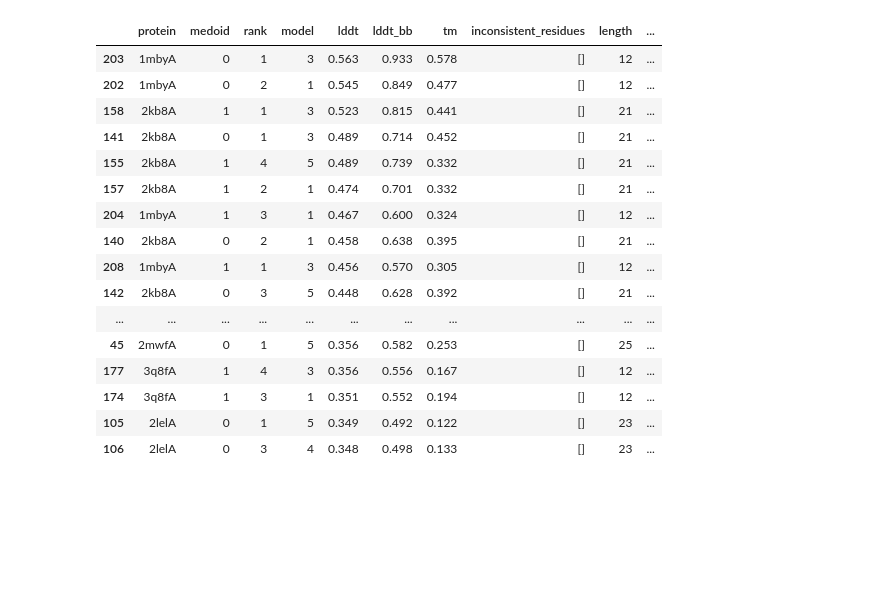
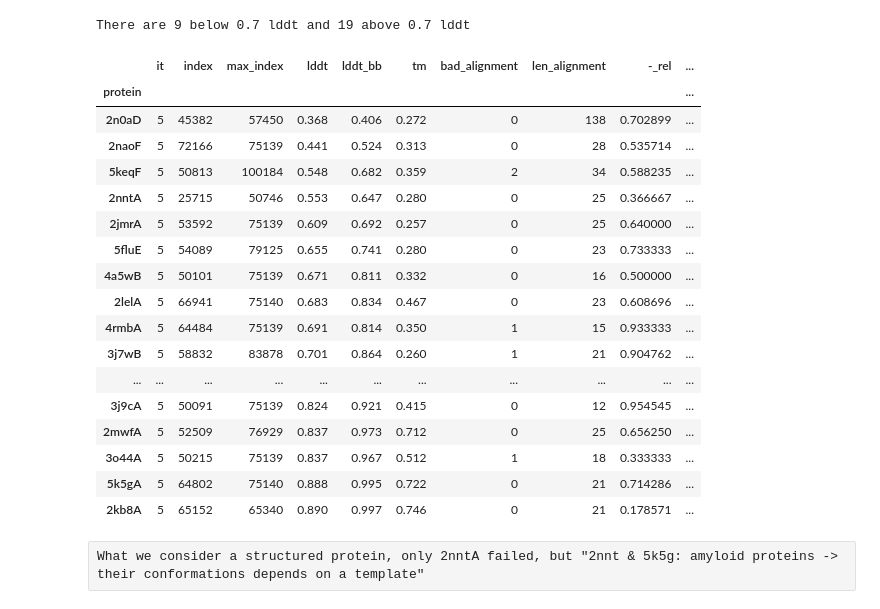
Before and after one commit to ibmm-unibe-ch/msa-tests, a Jupyter notebook: MD_proteins.ipynb, the cells around one changed output. Saved outputs shown, nothing was run; the diff lists cells and outputs as text; code cells hidden in the pictures; blank space fills up the shorter version.

```diff
--- a/MD_proteins.ipynb
+++ b/MD_proteins.ipynb
@@ -22,19 +37,17 @@ def open_ost(ost_path:Path):
 # %%
 scores = []
-for protein_path in Path("protein_output_03032025").glob("*"):
+for protein_path in Path("protein_output_25032025").glob("*"):
     print(protein_path)
-    if not (protein_path/"strucs").is_dir():
-        continue
     protein=protein_path.name
-    for medoid_path in (protein_path/"strucs").glob("*inverse_folded_dir"):
-        print(medoid_path)
-        medoid = str(medoid_path.name)[len("medoid_")]
-        for score_file in medoid_path.glob("*6217._ost.json"):
-            print(score_file)
-            lddt, bb_lddt, tm_score, inconsistent_residues, length, model_bad_bonds, model_bad_angles = open_ost(score_file)
-            score_name = str(score_file.name)
-            rank = int(re.split("_rank_",score_name)[1][:3])
-            model = int(re.split("_ptm_model_",score_name)[1][0])
-            curr_entry = {"protein":protein, "medoid": medoid, "rank":rank, "model":model, "lddt": lddt,"lddt_bb":bb_lddt,  "tm": tm_score, "inconsistent_residues": inconsistent_residues, "length": length,  "bad_bonds":  model_bad_bonds,  "bad_angles":  model_bad_angles}
-            scores.append(curr_entry)
+    max_index = None
+    for score_file in sorted(list(protein_path.glob("it_*.json"))):
+        index = int(str(score_file).split("_index_")[1][:-len(".json")])
+        it = int(str(score_file.name)[3])
+        if max_index is None: # only in closest frame --> prediction
+            max_index = index
+        if abs(max_index-index)<5:
+            continue
+        lddt, bb_lddt, tm_score, inconsistent_residues, length, model_bad_bonds, model_bad_angles, alignment_model, alignment_reference = open_ost(score_file)
+        curr_entry = {"protein":protein, "it":it, "index":index,"max_index":max_index, "lddt": lddt,"lddt_bb":bb_lddt,  "tm": tm_score, "alignment_model":alignment_model,"alignment_reference": alignment_reference, "inconsistent_residues": inconsistent_residues, "length": length,  "bad_bonds":  model_bad_bonds,  "bad_angles":  model_bad_angles}
+        scores.append(curr_entry)
 # %% [output]
@@ -58,20 +71,38 @@ protein_output_03032025/5k5gA
 # %%
-pd.DataFrame(scores).sort_values("lddt", ascending=False).head(50)
+parent_path = Path("/data/jgut/msa-tests")
+scores = pd.DataFrame(scores)
+sec_struc_df = pd.read_csv(parent_path/"sec_struc.csv")
+sec_struc_df["protein"] = sec_struc_df["pdb_path"].str.slice(18,23)
+sec_struc_df = sec_struc_df.set_index("protein")
+scores = scores.join(sec_struc_df[["-_total", "-_rel"]], on="protein")
+
+grouped = scores.groupby(["protein"]).agg("max")
+grouped["len_alignment"] = grouped.alignment_model.str.count(".")
+grouped["bad_alignment"] = grouped.alignment_model.str.count("-")+grouped.alignment_reference.str.count("-")
+
+below_lddt = grouped[grouped.lddt <0.7]
+above_lddt = grouped[grouped.lddt >0.7]
+print(f"There are {len(below_lddt)} below 0.7 lddt and {len(above_lddt)} above 0.7 lddt")
+grouped.sort_values("lddt")[["it","index","max_index","lddt","lddt_bb","tm","bad_alignment", "len_alignment", "-_rel","alignment_model","alignment_reference"]]
 # %% [output]
+There are 9 below 0.7 lddt and 19 above 0.7 lddt
-|  | protein | medoid | rank | model | lddt | lddt_bb | tm | inconsistent_residues | length | ... |
-| 203 | 1mbyA | 0 | 1 | 3 | 0.563 | 0.933 | 0.578 | [] | 12 | ... |
-| 202 | 1mbyA | 0 | 2 | 1 | 0.545 | 0.849 | 0.477 | [] | 12 | ... |
-| 158 | 2kb8A | 1 | 1 | 3 | 0.523 | 0.815 | 0.441 | [] | 21 | ... |
-| 141 | 2kb8A | 0 | 1 | 3 | 0.489 | 0.714 | 0.452 | [] | 21 | ... |
-| 155 | 2kb8A | 1 | 4 | 5 | 0.489 | 0.739 | 0.332 | [] | 21 | ... |
-| 157 | 2kb8A | 1 | 2 | 1 | 0.474 | 0.701 | 0.332 | [] | 21 | ... |
-| 204 | 1mbyA | 1 | 3 | 1 | 0.467 | 0.600 | 0.324 | [] | 12 | ... |
-| 140 | 2kb8A | 0 | 2 | 1 | 0.458 | 0.638 | 0.395 | [] | 21 | ... |
-| 208 | 1mbyA | 1 | 1 | 3 | 0.456 | 0.570 | 0.305 | [] | 12 | ... |
-| 142 | 2kb8A | 0 | 3 | 5 | 0.448 | 0.628 | 0.392 | [] | 21 | ... |
+|  | it | index | max_index | lddt | lddt_bb | tm | bad_alignment | len_alignment | -_rel | ... |
+| protein |  |  |  |  |  |  |  |  |  | ... |
+| 2n0aD | 5 | 45382 | 57450 | 0.368 | 0.406 | 0.272 | 0 | 138 | 0.702899 | ... |
+| 2naoF | 5 | 72166 | 75139 | 0.441 | 0.524 | 0.313 | 0 | 28 | 0.535714 | ... |
+| 5keqF | 5 | 50813 | 100184 | 0.548 | 0.682 | 0.359 | 2 | 34 | 0.588235 | ... |
+| 2nntA | 5 | 25715 | 50746 | 0.553 | 0.647 | 0.280 | 0 | 25 | 0.366667 | ... |
+| 2jmrA | 5 | 53592 | 75139 | 0.609 | 0.692 | 0.257 | 0 | 25 | 0.640000 | ... |
+| 5fluE | 5 | 54089 | 79125 | 0.655 | 0.741 | 0.280 | 0 | 23 | 0.733333 | ... |
+| 4a5wB | 5 | 50101 | 75139 | 0.671 | 0.811 | 0.332 | 0 | 16 | 0.500000 | ... |
+| 2lelA | 5 | 66941 | 75140 | 0.683 | 0.834 | 0.467 | 0 | 23 | 0.608696 | ... |
+| 4rmbA | 5 | 64484 | 75139 | 0.691 | 0.814 | 0.350 | 1 | 15 | 0.933333 | ... |
+| 3j7wB | 5 | 58832 | 83878 | 0.701 | 0.864 | 0.260 | 1 | 21 | 0.904762 | ... |
 | ... | ... | ... | ... | ... | ... | ... | ... | ... | ... | ... |
-| 45 | 2mwfA | 0 | 1 | 5 | 0.356 | 0.582 | 0.253 | [] | 25 | ... |
-| 177 | 3q8fA | 1 | 4 | 3 | 0.356 | 0.556 | 0.167 | [] | 12 | ... |
-| 174 | 3q8fA | 1 | 3 | 1 | 0.351 | 0.552 | 0.194 | [] | 12 | ... |
-| 105 | 2lelA | 0 | 1 | 5 | 0.349 | 0.492 | 0.122 | [] | 23 | ... |
-| 106 | 2lelA | 0 | 3 | 4 | 0.348 | 0.498 | 0.133 | [] | 23 | ... |
+| 3j9cA | 5 | 50091 | 75139 | 0.824 | 0.921 | 0.415 | 0 | 12 | 0.954545 | ... |
+| 2mwfA | 5 | 52509 | 76929 | 0.837 | 0.973 | 0.712 | 0 | 25 | 0.656250 | ... |
+| 3o44A | 5 | 50215 | 75139 | 0.837 | 0.967 | 0.512 | 1 | 18 | 0.333333 | ... |
+| 5k5gA | 5 | 64802 | 75140 | 0.888 | 0.995 | 0.722 | 0 | 21 | 0.714286 | ... |
+| 2kb8A | 5 | 65152 | 65340 | 0.890 | 0.997 | 0.746 | 0 | 21 | 0.178571 | ... |
+# %% [raw]
+What we consider a structured protein, only 2nntA failed, but "2nnt & 5k5g: amyloid proteins -> their conformations depends on a template"
```
Also changed, not shown: parts of 5 cells of this notebook, 22 other files.
